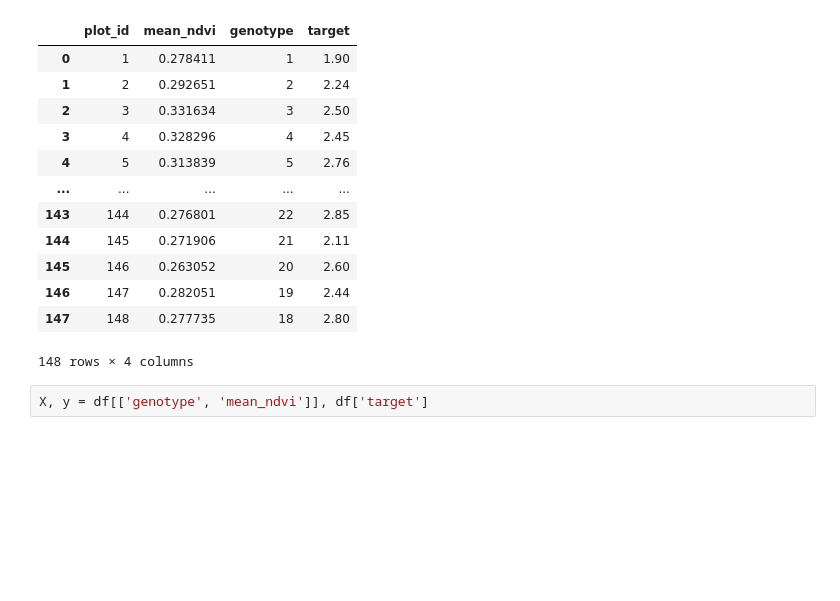
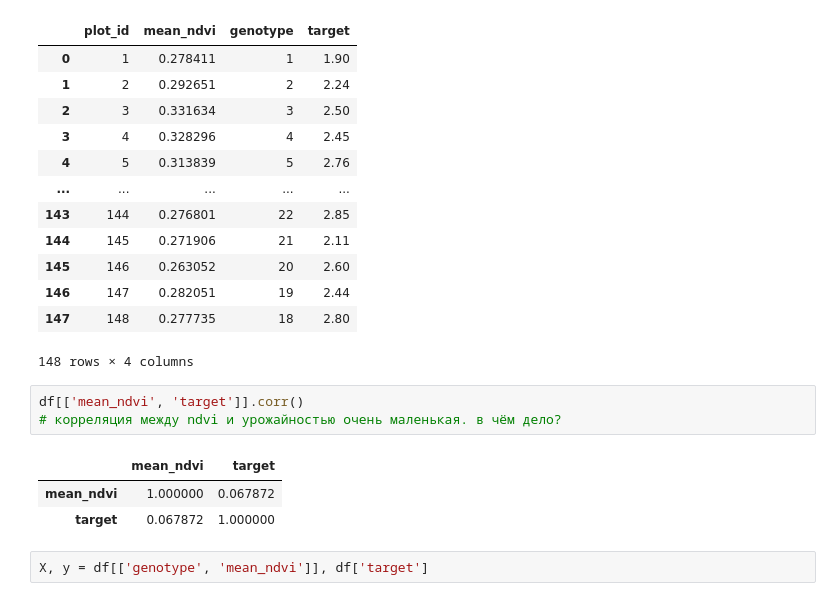
Before and after one commit to ssshhhiiissshhh/wheat-yield, a Jupyter notebook: analysis.ipynb, the cells around one changed output. Drawn from its saved outputs; the diff is of its cells as text; blank space fills up the shorter version.

Commit message:
Посмотрел корреляцию между ndvi и target

```diff
--- a/analysis.ipynb
+++ b/analysis.ipynb
@@ -25,6 +25,13 @@ df
 | 146 | 147 | 0.282051 | 19 | 2.44 |
 | 147 | 148 | 0.277735 | 18 | 2.80 |
 148 rows × 4 columns
+# %%
+df[['mean_ndvi', 'target']].corr()
+# корреляция между ndvi и урожайностью очень маленькая. в чём дело?
+# %% [output]
+|  | mean_ndvi | target |
+| mean_ndvi | 1.000000 | 0.067872 |
+| target | 0.067872 | 1.000000 |
 # %%
 X, y = df[['genotype', 'mean_ndvi']], df['target']
 # %%
```
